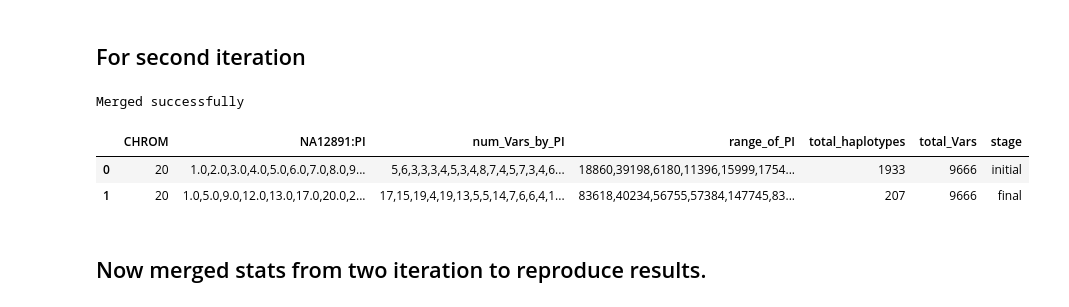
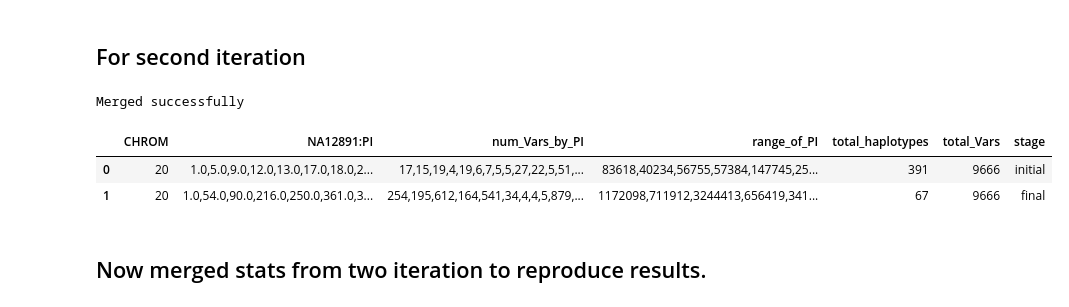
Before and after one commit to everestial/TestSwitchErrors, a Jupyter notebook: Scripts/notebook/Merge haplotypes stats and plot data.ipynb, the cells around one changed output. Cells and saved outputs as stored; diff of their text form; code cells hidden in the pictures.

```diff
--- a/Scripts/notebook/Merge haplotypes stats and plot data.ipynb
+++ b/Scripts/notebook/Merge haplotypes stats and plot data.ipynb
@@ -5,7 +5,7 @@ import os
 # %%
 from phase_extender.hapstats import plot_stacked_haplotypes_variants, get_melted_df, plot_hist_one_chr_stacked, get_merged_metrices
 # %%
-def merge_stats_files(initial_df_path, final_df_path, outputdir=None, return_df= False):
+def merge_stats_files(initial_df_path, final_df_path, outputdir=None,filename= 'merged_stats.tsv', return_df= False):
     if outputdir is None:
         outputdir = os.getcwd()
     os.makedirs(outputdir, exist_ok=True)
@@ -14,7 +14,8 @@ def merge_stats_files(initial_df_path, final_df_path, outputdir=None, return_df=
     final_hap_df = pd.read_csv(final_df_path, sep='\t', )
     concat_df = pd.concat([initial_hap_df, final_hap_df], ignore_index=True)
     concat_df["stage"] = ["initial", "final"]
-    concat_df.to_csv(outputdir+'/merged_stats.tsv', index=False, sep='\t')
+    outpath = outputdir + filename
+    concat_df.to_csv(outpath, index=False, sep='\t')
     print("Merged successfully")
     if return_df:
         return concat_df
@@ -23,7 +26,7 @@ def merge_stats_files(initial_df_path, final_df_path, outputdir=None, return_df=
 # %%
 initial_df_path = '../../data/SetA/phased_NA12891_SetA_run01/initial_haplotype_stats_NA12891.txt'
 final_df_path = "../../data/SetA/phased_NA12891_SetA_run01/final_haplotype_stats_NA12891.txt"
-outputdir='../../data/plots/NA12891/setA/iter01'
+outputdir='../../data/plots/NA12891/setA/'
 
 soi= 'NA12891'
 # %%
@@ -37,20 +40,18 @@ Merged successfully
 # %% [markdown]
 ## For second iteration
 # %%
-# For first iteration
-# soi='MA625'
-initial_df_path2 = '../../data/SetB/phased_NA12891_SetB_run01/initial_haplotype_stats_NA12891.txt'
-final_df_path2 = "../../data/SetB/phased_NA12891_SetB_run01/final_haplotype_stats_NA12891.txt"
-outputdir2='../../data/plots/NA12891/setB/iter01'
+# For second iteration
+initial_df_path2 = '../../data/SetA_02/phased_NA12891_SetA_run02/initial_haplotype_stats_NA12891.txt'
+final_df_path2 = "../../data/SetA_02/phased_NA12891_SetA_run02/final_haplotype_stats_NA12891.txt"
 
 soi= 'NA12891'
 # %%
-iter2_df = merge_stats_files(initial_df_path2, final_df_path2, outputdir2, return_df=True)
+iter2_df = merge_stats_files(initial_df_path2, final_df_path2, outputdir,filename="seta_iter2_stats.tsv", return_df=True)
 iter2_df
 # %% [output]
 Merged successfully
 |  | CHROM | NA12891:PI | num_Vars_by_PI | range_of_PI | total_haplotypes | total_Vars | stage |
-| 0 | 20 | 1.0,2.0,3.0,4.0,5.0,6.0,7.0,8.0,9... | 5,6,3,3,3,4,5,3,4,8,7,4,5,7,3,4,6... | 18860,39198,6180,11396,15999,1754... | 1933 | 9666 | initial |
-| 1 | 20 | 1.0,5.0,9.0,12.0,13.0,17.0,20.0,2... | 17,15,19,4,19,13,5,5,14,7,6,6,4,1... | 83618,40234,56755,57384,147745,83... | 207 | 9666 | final |
+| 0 | 20 | 1.0,5.0,9.0,12.0,13.0,17.0,18.0,2... | 17,15,19,4,19,6,7,5,5,27,22,5,51,... | 83618,40234,56755,57384,147745,25... | 391 | 9666 | initial |
+| 1 | 20 | 1.0,54.0,90.0,216.0,250.0,361.0,3... | 254,195,612,164,541,34,4,4,5,879,... | 1172098,711912,3244413,656419,341... | 67 | 9666 | final |
 # %% [markdown]
 ## Now merged stats from two iteration to reproduce results.
```
Also changed, not shown: parts of 27 cells of this notebook, 16 other files.
